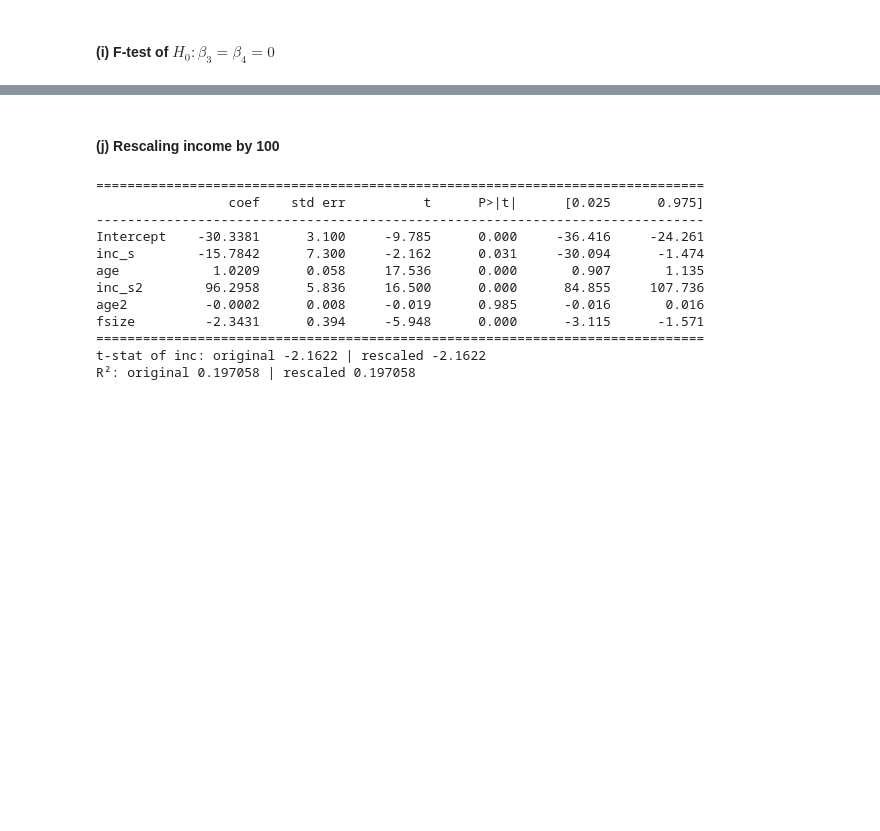
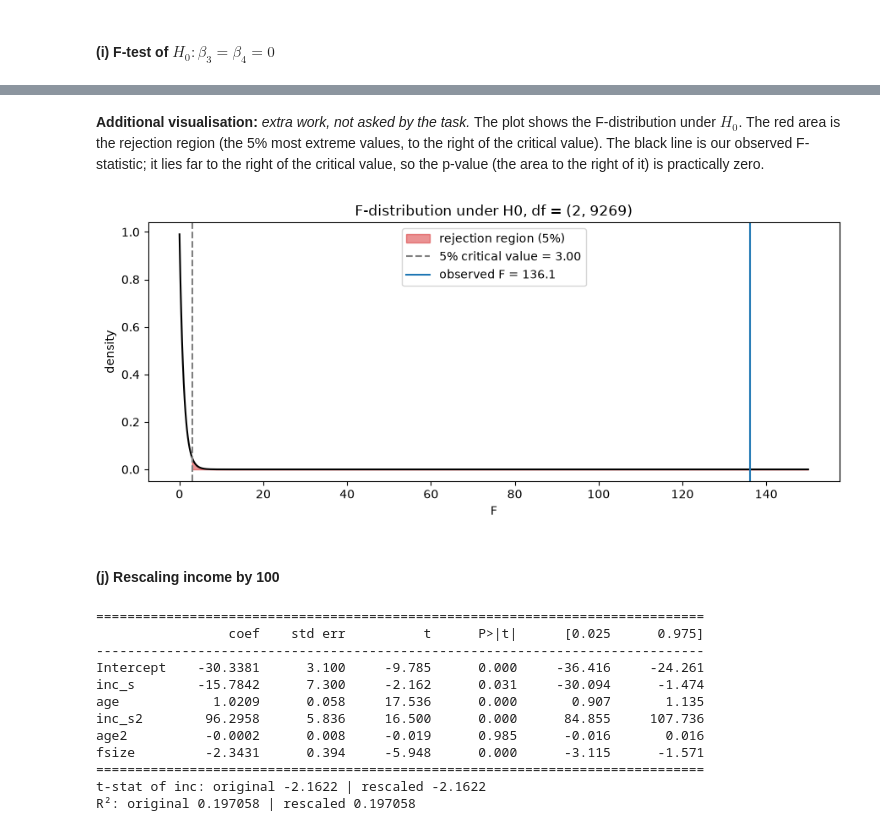
Before and after one commit to floxrm/HW1-Empirical-Methods-assignment-20261106-, a Jupyter notebook: hw1.ipynb, the cells around one changed output, grey strips where cells are left out. Saved outputs shown, nothing was run; the diff lists cells and outputs as text; code cells hidden in the pictures; blank space fills up the shorter version.

```diff
--- a/hw1.ipynb
+++ b/hw1.ipynb
@@ -436,5 +570,14 @@ age effect positive for age < 3242  (sample ages: 25-64)
 # %% [markdown]
 #### (i) F-test of $H_0: \beta_3 = \beta_4 = 0$
 # %%
-m3.f_test("inc2 = 0, age2 = 0")
+# Joint F-test of H0: b3 = b4 = 0 (both squared terms are zero) in model (2)
+ftest = m3.f_test("inc2 = 0, age2 = 0")
+F, p_F = float(ftest.fvalue), float(ftest.pvalue)
+df_num, df_den = int(ftest.df_num), int(ftest.df_denom)
+print(f"F = {F:.2f}, p-value = {p_F:.2e}, degrees of freedom = ({df_num}, {df_den})")
+print("Decision at 5%:", "reject H0" if p_F < .05 else "do not reject H0")
+
+# Extra: F-test of each squared term on its own (for a single restriction F = t^2)
+single_F = pd.DataFrame({"F": m3.tvalues[["inc2", "age2"]] ** 2, "p-value": m3.pvalues[["inc2", "age2"]]})
+display(single_F)
 # %% [output]
@@ -443,3 +595,23 @@ m3.f_test("inc2 = 0, age2 = 0")
+# %% [markdown]
+**Additional visualisation:** *extra work, not asked by the task.* The plot shows the F-distribution under $H_0$. The red area is the rejection region (the 5% most extreme values, to the right of the critical value). The black line is our observed F-statistic; it lies far to the right of the critical value, so the p-value (the area to the right of it) is practically zero.
+# %%
+# F-distribution under H0 with the 5% rejection region and the observed F-statistic
+dist_F = stats.f(df_num, df_den)
+crit = dist_F.ppf(0.95)
+grid = np.linspace(0.01, 150, 1500)
+fig, ax = plt.subplots(figsize=(9, 4))
+ax.plot(grid, dist_F.pdf(grid), "k")
+ax.fill_between(grid, dist_F.pdf(grid), where=grid >= crit, color="tab:red", alpha=.5, label="rejection region (5%)")
+ax.axvline(crit, ls="--", color="grey", label=f"5% critical value = {crit:.2f}")
+ax.axvline(F, color="tab:blue", label=f"observed F = {F:.1f}")
+ax.set_xlabel("F")
+ax.set_ylabel("density")
+ax.set_title(f"F-distribution under H0, df = ({df_num}, {df_den})")
+ax.legend()
+fig.tight_layout()
+plt.show()
+# %% [output]
+[figure, added]
 # %% [markdown]
 #### (j) Rescaling income by 100
 # %%
```
Also changed, not shown: parts of 24 cells of this notebook, 1 other file.
